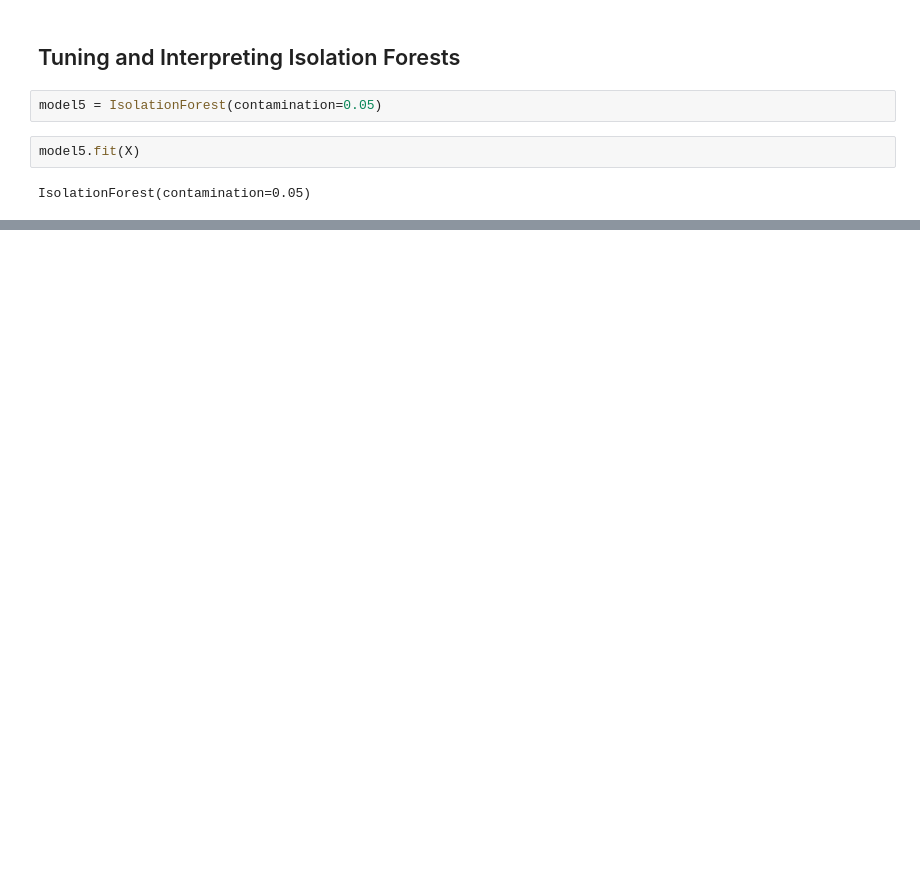
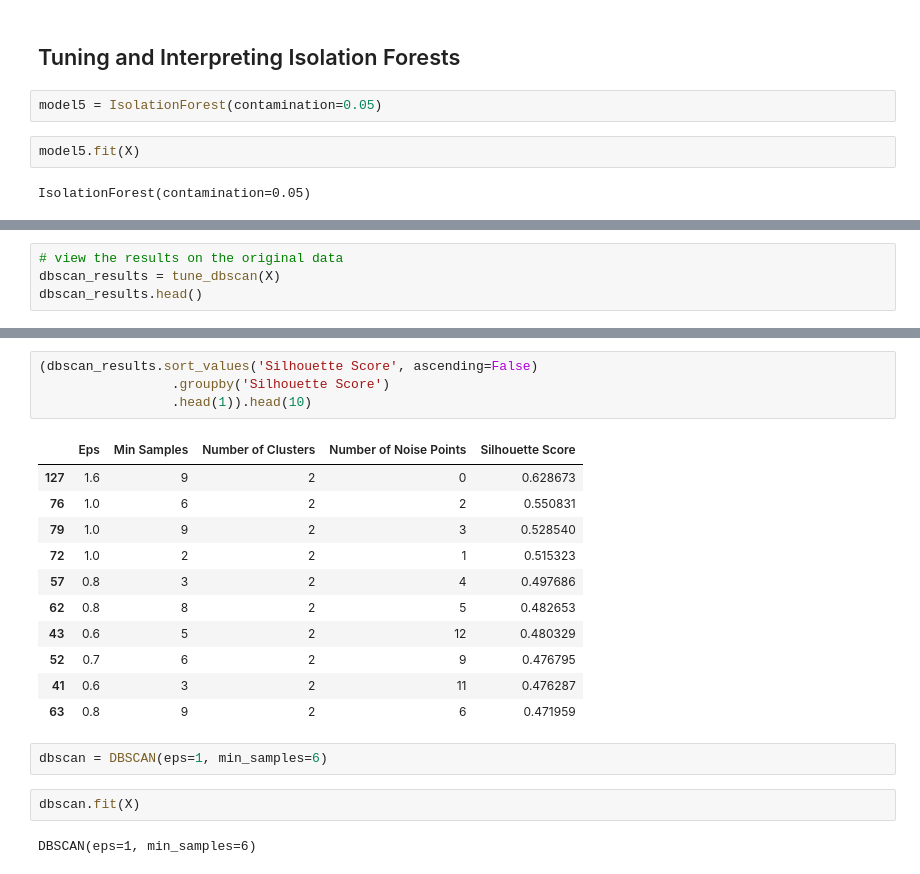
Before and after one commit to Camiloesp/PythonDataScience_UnsupervisedML, a Jupyter notebook: 3_AnomalyDetection.ipynb, the cells around one changed output, grey strips where cells are left out. Cells and saved outputs as stored; diff of their text form; blank space fills up the shorter version.

Commit message:
DBSCAN Anomaly detection

```diff
--- a/3_AnomalyDetection.ipynb
+++ b/3_AnomalyDetection.ipynb
@@ -158,0 +208,4 @@ sns.pairplot(df.iloc[:,1:].drop(columns=['anomaly_scores', 'anomaly', 'anomaly_s
+# %%
+# view the results on the original data
+dbscan_results = tune_dbscan(X)
+dbscan_results.head()
@@ -158,0 +229,22 @@ sns.pairplot(df.iloc[:,1:].drop(columns=['anomaly_scores', 'anomaly', 'anomaly_s
+# %%
+(dbscan_results.sort_values('Silhouette Score', ascending=False)
+                 .groupby('Silhouette Score')
+                 .head(1)).head(10)
+# %% [output]
+|  | Eps | Min Samples | Number of Clusters | Number of Noise Points | Silhouette Score |
+| 127 | 1.6 | 9 | 2 | 0 | 0.628673 |
+| 76 | 1.0 | 6 | 2 | 2 | 0.550831 |
+| 79 | 1.0 | 9 | 2 | 3 | 0.528540 |
+| 72 | 1.0 | 2 | 2 | 1 | 0.515323 |
+| 57 | 0.8 | 3 | 2 | 4 | 0.497686 |
+| 62 | 0.8 | 8 | 2 | 5 | 0.482653 |
+| 43 | 0.6 | 5 | 2 | 12 | 0.480329 |
+| 52 | 0.7 | 6 | 2 | 9 | 0.476795 |
+| 41 | 0.6 | 3 | 2 | 11 | 0.476287 |
+| 63 | 0.8 | 9 | 2 | 6 | 0.471959 |
+# %%
+dbscan = DBSCAN(eps=1, min_samples=6)
+# %%
+dbscan.fit(X)
+# %% [output]
+DBSCAN(eps=1, min_samples=6)
```
Also changed, not shown: parts of 14 cells of this notebook.
